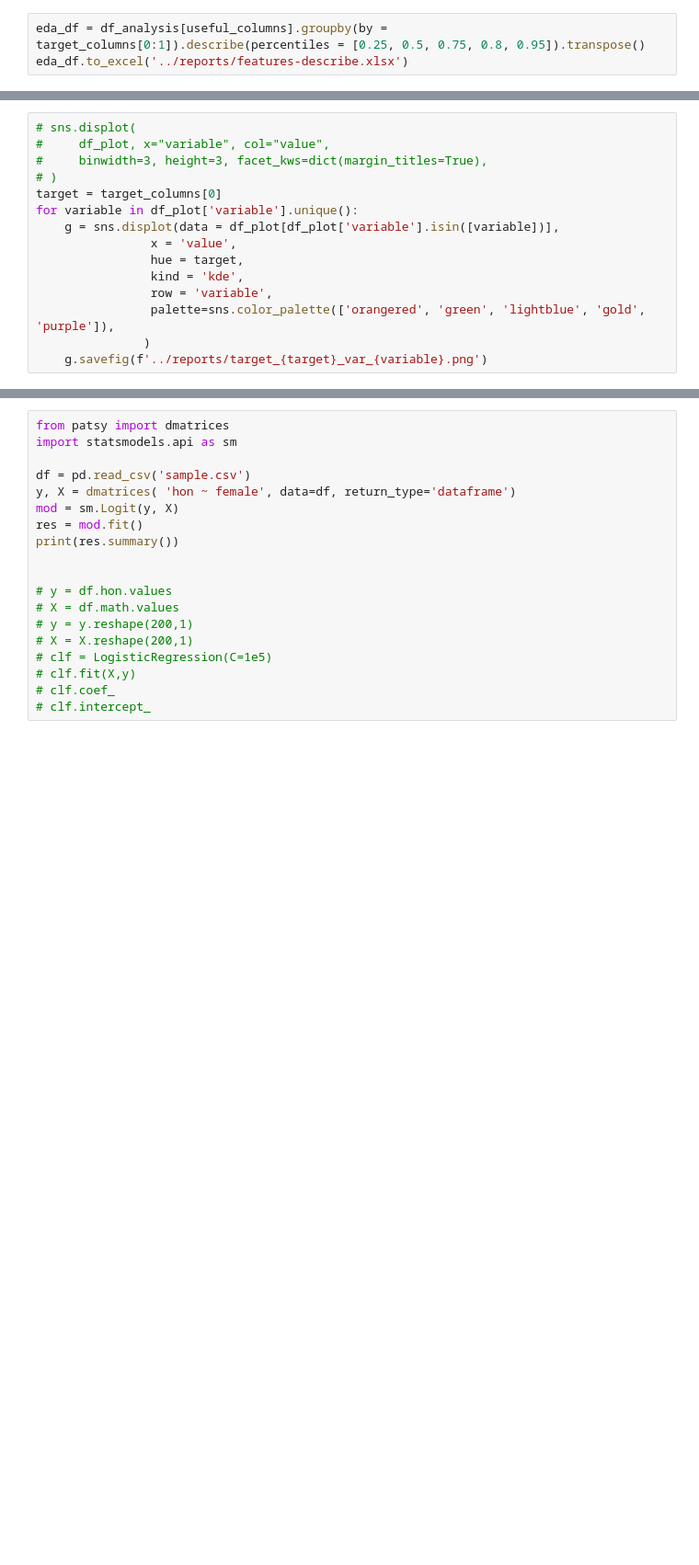
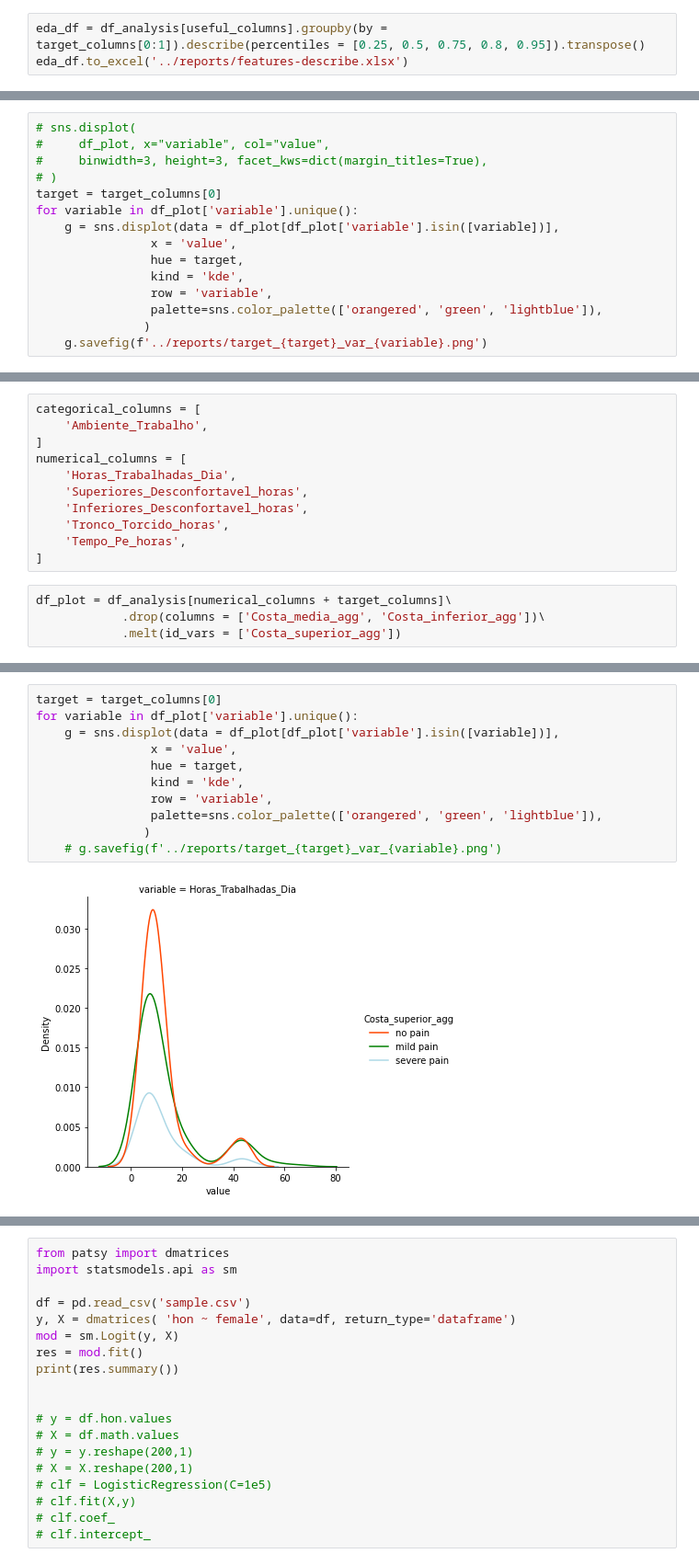
Before and after one commit to victorsanunes/machine-learning-final-project, a Jupyter notebook: notebooks/eda.ipynb, the cells around one changed output, grey strips where cells are left out. Shown at 92% size. Saved outputs shown, nothing was run; the diff lists cells and outputs as text; blank space fills up the shorter version.

```diff
--- a/notebooks/eda.ipynb
+++ b/notebooks/eda.ipynb
@@ -292,7 +336,7 @@ for variable in df_plot['variable'].unique():
                 hue = target,
                 kind = 'kde',
                 row = 'variable',
-                palette=sns.color_palette(['orangered', 'green', 'lightblue', 'gold', 'purple']),
+                palette=sns.color_palette(['orangered', 'green', 'lightblue']),
                )
     g.savefig(f'../reports/target_{target}_var_{variable}.png')
 # %% [output]
@@ -311,0 +412,15 @@ for variable in df_plot['variable'].unique():
+# %%
+categorical_columns = [
+    'Ambiente_Trabalho',
+]
+numerical_columns = [
+    'Horas_Trabalhadas_Dia',
+    'Superiores_Desconfortavel_horas',
+    'Inferiores_Desconfortavel_horas',
+    'Tronco_Torcido_horas',
+    'Tempo_Pe_horas',
+]
+# %%
+df_plot = df_analysis[numerical_columns + target_columns]\
+            .drop(columns = ['Costa_media_agg', 'Costa_inferior_agg'])\
+            .melt(id_vars = ['Costa_superior_agg'])
@@ -311,0 +448,13 @@ for variable in df_plot['variable'].unique():
+# %%
+target = target_columns[0]
+for variable in df_plot['variable'].unique():
+    g = sns.displot(data = df_plot[df_plot['variable'].isin([variable])],
+                x = 'value',
+                hue = target,
+                kind = 'kde',
+                row = 'variable',
+                palette=sns.color_palette(['orangered', 'green', 'lightblue']),
+               )
+    # g.savefig(f'../reports/target_{target}_var_{variable}.png')
+# %% [output]
+[figure, added]
```
Also changed, not shown: parts of 25 cells of this notebook.
